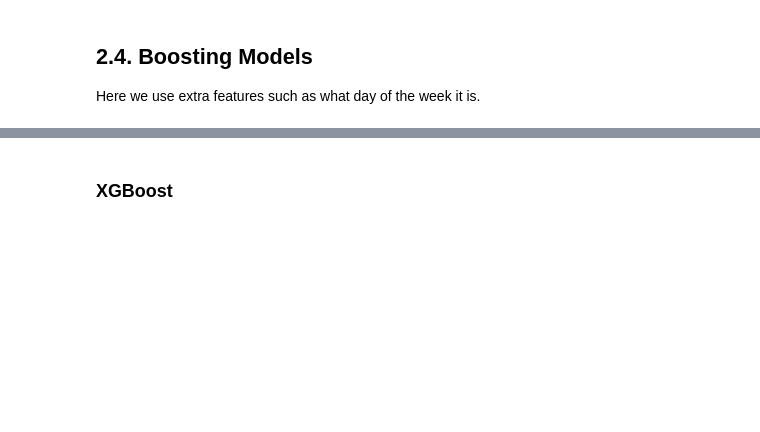
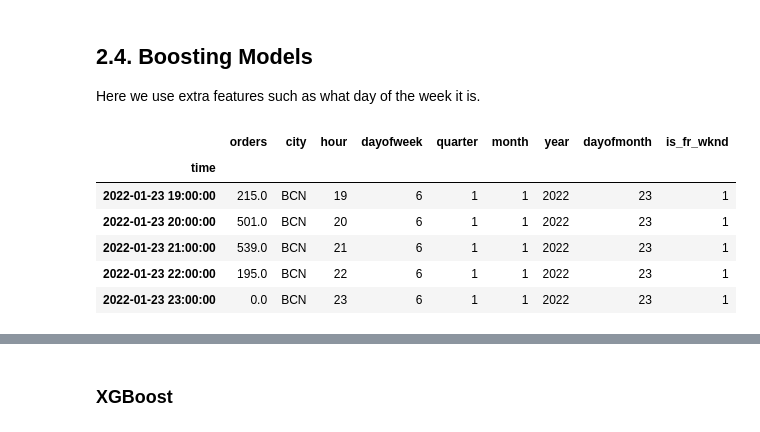
Before and after one commit to CatalinaOdizzio/BSE_T3_Time_Series_Forecast_HW, a Jupyter notebook: final_project_PhilippPissinisOdizzio.ipynb, the cells around one changed output, grey strips where cells are left out. Drawn from its saved outputs; the diff is of its cells as text; code cells hidden in the pictures; blank space fills up the shorter version.

```diff
--- a/final_project_PhilippPissinisOdizzio.ipynb
+++ b/final_project_PhilippPissinisOdizzio.ipynb
@@ -854,0 +824,13 @@ y_test = test[TARGET]
+# %%
+_train_df = train.copy()
+_test_df = test.copy()
+# %%
+_train_df.tail()
+# %% [output]
+|  | orders | city | hour | dayofweek | quarter | month | year | dayofmonth | is_fr_wknd |
+| time |  |  |  |  |  |  |  |  |  |
+| 2022-01-23 19:00:00 | 215.0 | BCN | 19 | 6 | 1 | 1 | 2022 | 23 | 1 |
+| 2022-01-23 20:00:00 | 501.0 | BCN | 20 | 6 | 1 | 1 | 2022 | 23 | 1 |
+| 2022-01-23 21:00:00 | 539.0 | BCN | 21 | 6 | 1 | 1 | 2022 | 23 | 1 |
+| 2022-01-23 22:00:00 | 195.0 | BCN | 22 | 6 | 1 | 1 | 2022 | 23 | 1 |
+| 2022-01-23 23:00:00 | 0.0 | BCN | 23 | 6 | 1 | 1 | 2022 | 23 | 1 |
```
Also changed, not shown: parts of 12 cells of this notebook.
